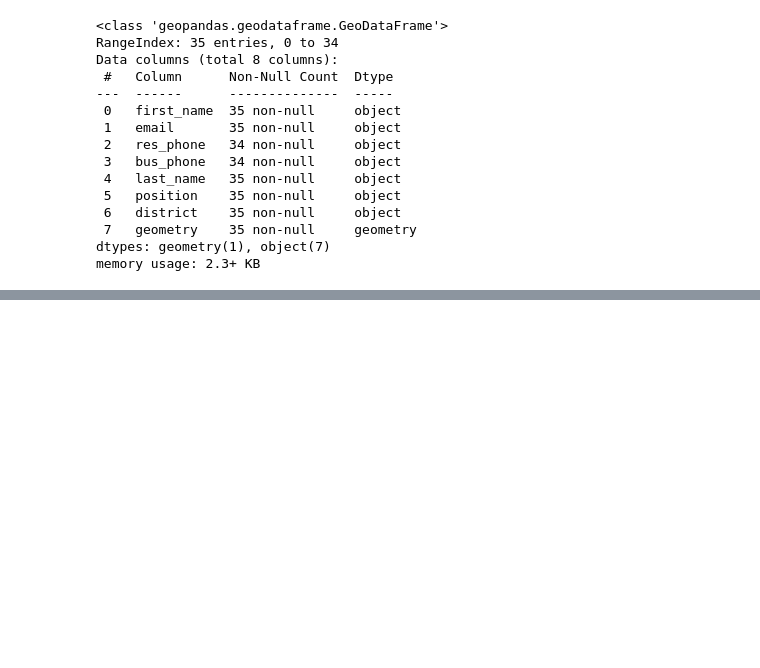
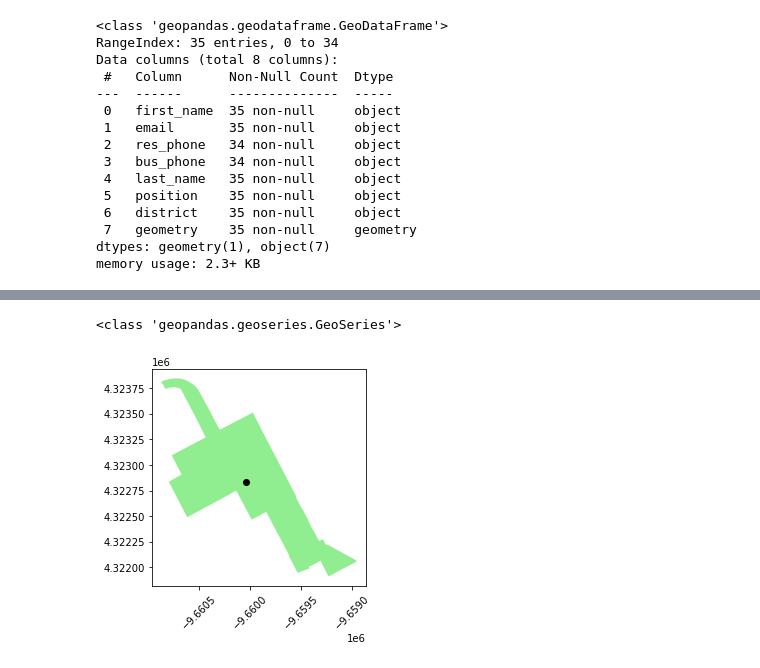
Before and after one commit to Shawn-Ng/data-science, a Jupyter notebook: geospatial/visualizing-geospatial-data-in-python/visualizing-geospatial-data-in-python.ipynb, the cells around one changed output, grey strips where cells are left out. Saved outputs shown, nothing was run; the diff lists cells and outputs as text; code cells hidden in the pictures; blank space fills up the shorter version.

```diff
--- a/geospatial/visualizing-geospatial-data-in-python/visualizing-geospatial-data-in-python.ipynb
+++ b/geospatial/visualizing-geospatial-data-in-python/visualizing-geospatial-data-in-python.ipynb
@@ -280,0 +283,11 @@ memory usage: 2.3+ KB
+# %%
+# Print the head of the urban polygon
+display(urban_polygon.head())
+
+# Create a copy of the urban_polygon using EPSG:3857 and print the head
+urban_poly_3857 = urban_polygon.to_crs(epsg = 3857)
+display(urban_poly_3857.head())
+
+# Print the area of urban_poly_3857 in kilometers squared
+area = urban_poly_3857.geometry.area / 10**6
+print('The area of the Urban Residents neighborhood is ', area.values[0], ' km squared')
@@ -280,0 +300,17 @@ memory usage: 2.3+ KB
+# %%
+# Create downtown_center from urban_poly_3857
+downtown_center = urban_poly_3857.geometry.centroid
+
+# Print the type of downtown_center
+print(type(downtown_center))
+
+# Plot the urban_poly_3857 as ax and add the center point
+ax = urban_poly_3857.plot(color = 'lightgreen')
+downtown_center.plot(ax = ax, color = 'black')
+plt.xticks(rotation = 45)
+
+# Show the plot
+plt.show()
+# %% [output]
+<class 'geopandas.geoseries.GeoSeries'>
+[figure, added]
```
Also changed, not shown: parts of 12 cells of this notebook.
